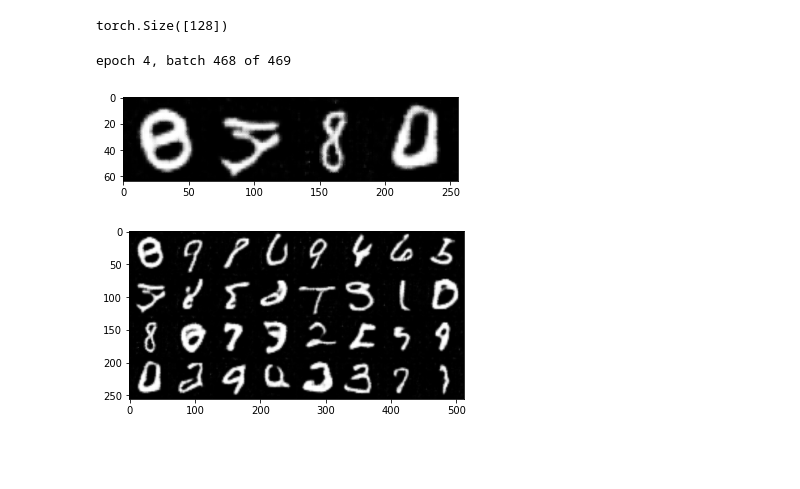
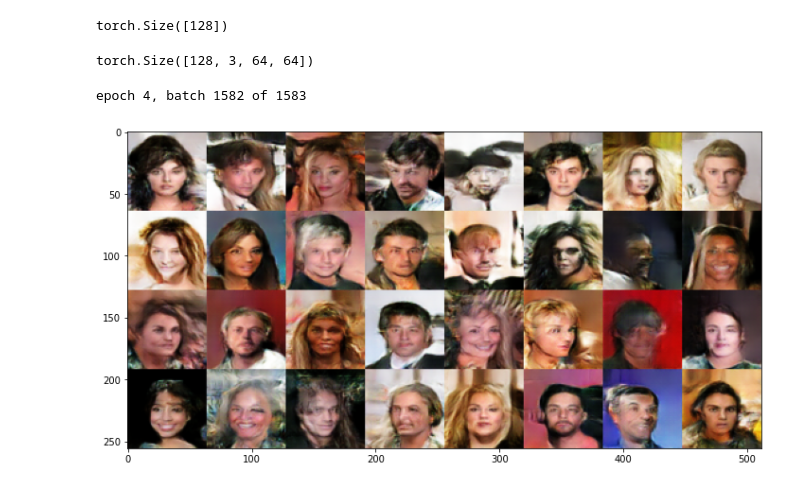
Before and after one commit to YakubovSlava/PrivateCodeRepo, a Jupyter notebook: DCGAN/model_faces.ipynb, the cells around one changed output. Saved outputs shown, nothing was run; the diff lists cells and outputs as text; code cells hidden in the pictures; blank space fills up the shorter version.

```diff
--- a/DCGAN/model_faces.ipynb
+++ b/DCGAN/model_faces.ipynb
@@ -109,5 +107,3 @@ transform = transforms.Compose(
 # %%
 dataset = datasets.ImageFolder(root='celeb_dataset', transform=transform)
 dataloader = DataLoader(dataset, batch_size=batch_size, shuffle=True)
-# %%
-image = next(iter(dataloader))[0][:32][0].detach().numpy().transpose(1,2,0)
@@ -128,4 +110,7 @@ Clipping input data to the valid range for imshow with RGB data ([0..1] for floa
 # %%
-plt.imshow(next(iter(dataloader))[0][:32][0].detach().numpy()[(0,1,2),:, :].transpose(1,2,0)*0.5+0.5)
+images = (next(iter(dataloader))[0][:32].detach().numpy()).reshape(4, 8,3, 64, 64)
+images = np.concatenate(np.concatenate(images, axis=2), axis=2).transpose(1,2,0)*0.5+0.5
+plt.figure(figsize=(12, 24))
+plt.imshow(images)
 plt.show()
 # %% [output]
@@ -147,6 +132,10 @@ sample_batch[0].shape, sample_batch[1].shape
 discriminator.forward(sample_batch[0].to(device)).view(batch_size).shape
 # %% [output]
 torch.Size([128])
+# %%
+generator(torch.randn(batch_size, z_dim,1,1).to(device)).shape
+# %% [output]
+torch.Size([128, 3, 64, 64])
 # %%
 default_noise = torch.randn(batch_size, z_dim,1,1).to(device)
 bceloss = nn.BCELoss()
@@ -155,35 +144,38 @@ for epoch in tqdm(range(num_epochs)):
     loss_disc = 0
     loss_gen = 0
     for batch_idx, (image, _) in enumerate(dataloader):
         image = image.to(device)
         d_real = discriminator(image).squeeze(-1)
 
         noise = torch.randn(batch_size, z_dim, 1, 1).to(device)
         fake = generator.forward(noise)
         d_fake = discriminator.forward(fake).view(batch_size)
 
         # calculate loss function
         #discriminator
         loss_d = bceloss(d_real, torch.ones_like(d_real)) + bceloss(d_fake, torch.zeros_like(d_fake))
         loss_disc+=loss_d.detach().item()
         discriminator.zero_grad()
         loss_d.backward(retain_graph=True)
         optimizer_d.step()
 
         #generator
         d_fake = discriminator.forward(fake).view(batch_size)
         loss_g = bceloss(d_fake, torch.ones_like(d_fake))
         generator.zero_grad()
         loss_g.backward()
         optimizer_g.step()
         loss_gen+=loss_g.detach().item()
         clear_output()
         # print(f'loss_gen={loss_gen/batch_size}, loss_disc={loss_disc/batch_size}')
         print(f'epoch {epoch}, batch {batch_idx} of {len(dataloader)}')
-        images = (generator.forward(default_noise).reshape(batch_size, 1, img_size, img_size)*0.5+0.5).cpu().detach().numpy()
-        plt.imshow(np.concatenate(images[:, 0, :, :], axis=1)[:, :img_size*4], cmap=plt.get_cmap('gray'), vmin=0, vmax=1)
+
+        images = (generator.forward(default_noise).reshape(batch_size, channels, img_size, img_size).cpu().detach().numpy())[:32].reshape(4, 8, 3, 64, 64)
+        images = np.concatenate(np.concatenate(images, axis=2), axis=2).transpose(1, 2, 0) * 0.5 + 0.5
+        plt.figure(figsize=(12, 24))
+        plt.imshow(images)
         plt.show()
 # %% [output]
-epoch 4, batch 468 of 469
+epoch 4, batch 1582 of 1583
-[figure, old version]
+[figure, new version]
 # %%
@@ -192,7 +183,0 @@ torch.save(discriminator.state_dict(), 'MNIST_generator.pth')
-# %%
-images = (generator.forward(default_noise[:32]).reshape(32, 1, img_size, img_size)*0.5+0.5).cpu().detach().numpy()
-ims = np.concatenate(np.concatenate(images[:, 0, :, :].reshape(8,4,img_size, img_size), axis=2), axis=0)
-plt.imshow(ims, cmap=plt.get_cmap('gray'), vmin=0, vmax=1)
-plt.show()
-# %% [output]
-[figure, removed]
```
Also changed, not shown: parts of 13 cells of this notebook.
